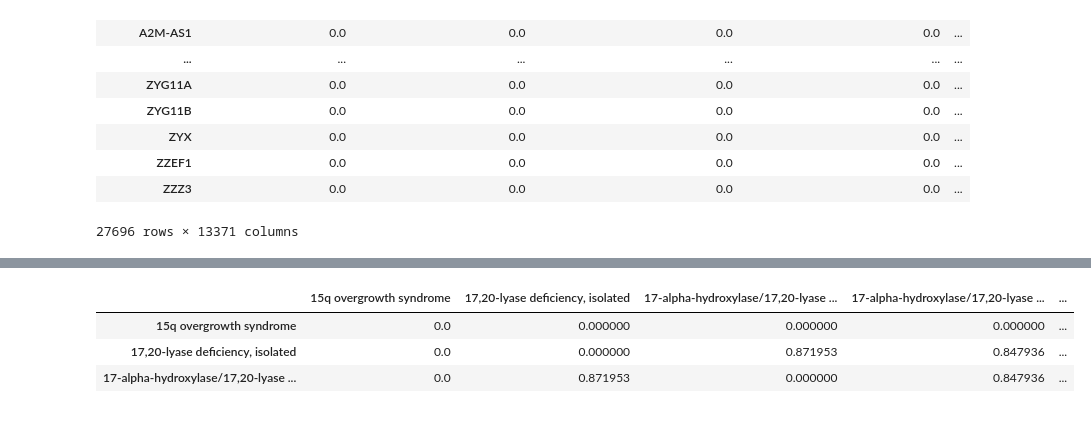
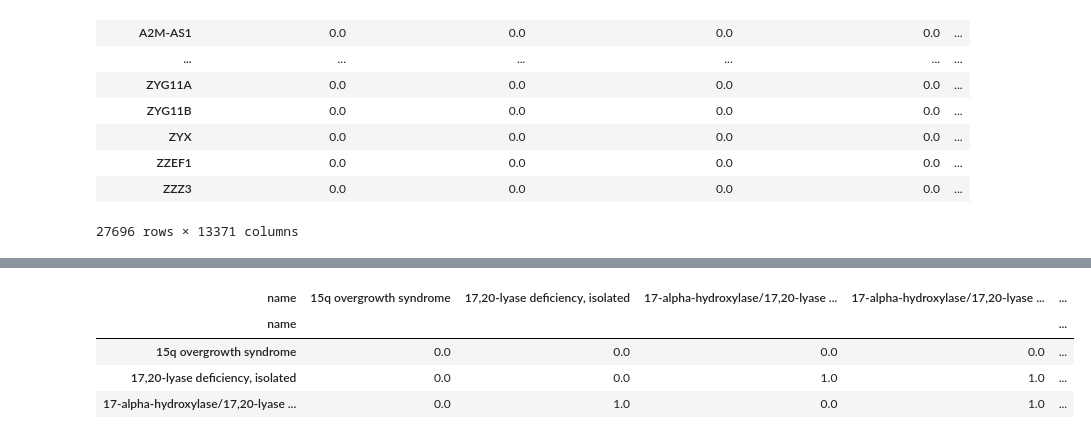
Before and after one commit to vladimirkovacevic/CSH, a Jupyter notebook: prepare_open_targets.ipynb, the cells around one changed output, grey strips where cells are left out. Drawn from its saved outputs; the diff is of its cells as text; code cells hidden in the pictures.

Commit message:
Removed weights since they are already applied. Use pearson instead of shared minimum. Removed thresholding to zero 95% minimal values.

```diff
--- a/prepare_open_targets.ipynb
+++ b/prepare_open_targets.ipynb
@@ -220,30 +219,70 @@ disease_edge_target
 # %%
 # Transpose to get diseases as rows and genes as columns
 disease_matrix = disease_edge_target.T  # shape: (num_diseases, num_genes)
-X = disease_matrix.values
-disease_names = disease_matrix.index.to_list()
-n_diseases = len(disease_names)
 
-# Initialize binary similarity matrix
-dis_dis_matrix = np.zeros((n_diseases, n_diseases), dtype=float)
+# Compute Pearson correlation between disease gene vectors (OPTIMIZED - uses BLAS/LAPACK)
+# This replaces the slow nested loop with vectorized numpy computation
+print(f"Computing Pearson correlation for {len(disease_matrix)} diseases...")
+print("This may take 30-60 seconds depending on matrix size...")
 
-# Only compute upper triangle to avoid redundancy
-for i in tqdm(range(n_diseases), desc="Computing shared gene matrix"):
-    xi = X[i] > 0  # binary presence vector
-    for j in range(i, n_diseases):
-        if i == j:
-            value = 0
-        else:
-            shared_arr = np.minimum(X[i], X[j])
-            value = shared_arr[shared_arr != 0].mean()  # mean of non-zero elements (average association)
-        dis_dis_matrix[i, j] = value
-        dis_dis_matrix[j, i] = value  # symmetry
+import time
+start_time = time.time()
+
+# np.corrcoef is highly optimized - single function call instead of nested loops!
+correlations = np.corrcoef(disease_matrix.values)
+
+elapsed = time.time() - start_time
+print(f"✓ Correlation computed in {elapsed:.1f} seconds")
 
 # Convert to DataFrame
-dis_dis_df = pd.DataFrame(dis_dis_matrix, index=disease_names, columns=disease_names)
-np.fill_diagonal(dis_dis_df.values, 0)
-# Save or preview
-# binary_df.to_csv("disease_disease_shared_gene_binary.csv")
-dis_dis_df = dis_dis_df.fillna(0)
+dis_dis_df = pd.DataFrame(
+    correlations,
+    index=disease_matrix.index,
+    columns=disease_matrix.index
+)
+
+# Check for NaN values BEFORE cleaning
+nan_count_before = np.isnan(dis_dis_df.values).sum()
+print(f"\n=== NaN Diagnostics ===")
+print(f"NaN values before cleaning: {nan_count_before:,}")
+
+if nan_count_before > 0:
+    # Find diseases with NaN correlations (usually diseases with zero variance)
+    nan_diseases = dis_dis_df.columns[dis_dis_df.isna().any()].tolist()
+    print(f"Number of diseases with NaN correlations: {len(nan_diseases)}")
+
+    # Check why - usually diseases with only zeros or single gene
+    if len(nan_diseases) > 0:
+        print(f"Example diseases with NaN: {nan_diseases[:5]}")
+        for disease in nan_diseases[:3]:
+            gene_vector = disease_matrix.loc[disease]
+            n_nonzero = (gene_vector > 0).sum()
+            variance = gene_vector.var()
+            print(f"  {disease}: {n_nonzero} genes, variance={variance:.6f}")
+
+# Clean up matrix
+print("\nCleaning correlation matrix...")
+np.fill_diagonal(dis_dis_df.values, 0)  # Remove self-loops (diagonal)
+dis_dis_df[dis_dis_df < 0] = 0  # Keep only positive correlations
+dis_dis_df = dis_dis_df.fillna(0)  # Replace any NaNs with 0
+
+# Check NaN after cleaning
+nan_count_after = np.isnan(dis_dis_df.values).sum()
+print(f"NaN values after cleaning: {nan_count_after:,}")
+
+# Summary statistics
+all_values = dis_dis_df.values.flatten()
+non_zero_values = all_values[all_values > 0]
+non_zero_count = len(non_zero_values) // 2  # Divide by 2 for undirected (matrix is symmetric)
+max_corr = all_values.max()
+mean_corr = non_zero_values.mean() if len(non_zero_values) > 0 else 0.0
+
+print(f"\n=== Correlation Matrix Summary ===")
+print(f"Shape: {dis_dis_df.shape}")
+print(f"Non-zero edges: {non_zero_count:,}")
+print(f"Sparsity: {(all_values == 0).sum() / len(all_values) * 100:.2f}% zeros")
+print(f"Max correlation: {max_corr:.4f}")
+print(f"Mean correlation (non-zero): {mean_corr:.4f}")
+
 dis_dis_df.head(3)
 # %% [output]
@@ -250,4 +305,5 @@ dis_dis_df.head(3)
-|  | 15q overgrowth syndrome | 17,20-lyase deficiency, isolated | 17-alpha-hydroxylase/17,20-lyase ... | 17-alpha-hydroxylase/17,20-lyase ... | ... |
-| 15q overgrowth syndrome | 0.0 | 0.000000 | 0.000000 | 0.000000 | ... |
-| 17,20-lyase deficiency, isolated | 0.0 | 0.000000 | 0.871953 | 0.847936 | ... |
-| 17-alpha-hydroxylase/17,20-lyase ... | 0.0 | 0.871953 | 0.000000 | 0.847936 | ... |
+| name | 15q overgrowth syndrome | 17,20-lyase deficiency, isolated | 17-alpha-hydroxylase/17,20-lyase ... | 17-alpha-hydroxylase/17,20-lyase ... | ... |
+| name |  |  |  |  | ... |
+| 15q overgrowth syndrome | 0.0 | 0.0 | 0.0 | 0.0 | ... |
+| 17,20-lyase deficiency, isolated | 0.0 | 0.0 | 1.0 | 1.0 | ... |
+| 17-alpha-hydroxylase/17,20-lyase ... | 0.0 | 1.0 | 0.0 | 1.0 | ... |
```
Also changed, not shown: parts of 15 cells of this notebook.
